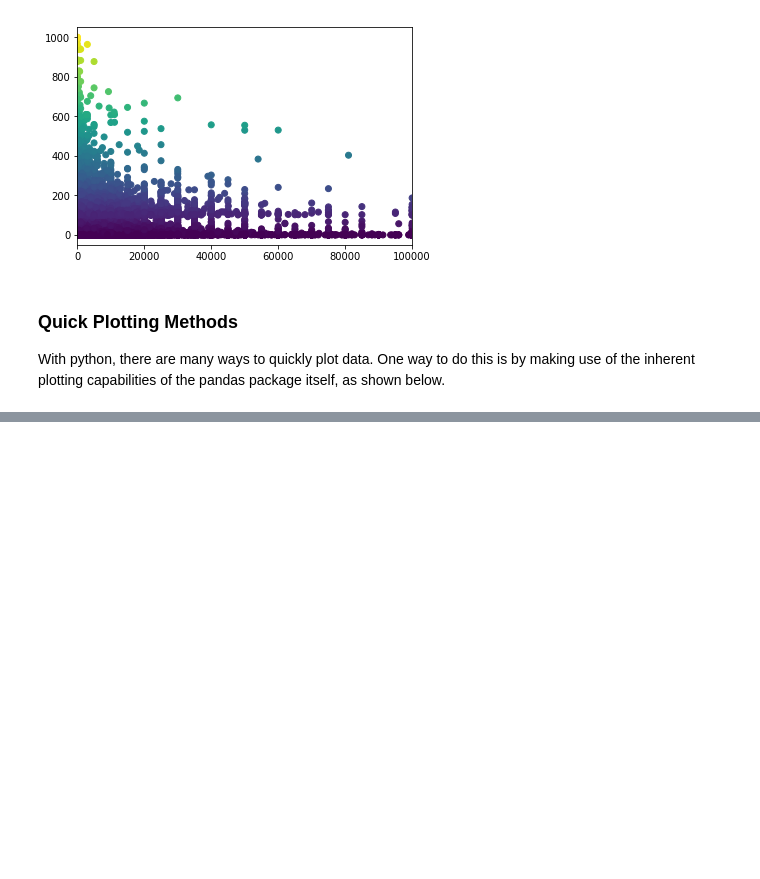
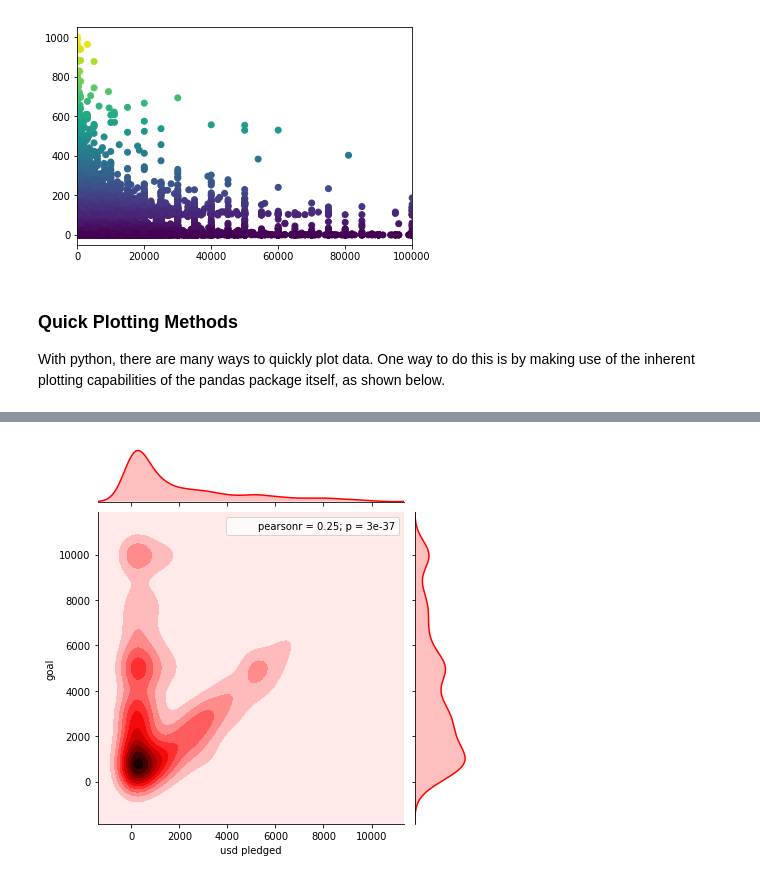
Before and after one commit to pmaji/data-science-toolkit, a Jupyter notebook: playground/python_basic_data_science.ipynb, the cells around one changed output, grey strips where cells are left out. Drawn from its saved outputs; the diff is of its cells as text; code cells hidden in the pictures; blank space fills up the shorter version.

```diff
--- a/playground/python_basic_data_science.ipynb
+++ b/playground/python_basic_data_science.ipynb
@@ -312,0 +393,20 @@ plt.show()
+# %%
+# turn off warnings
+warnings.filterwarnings('ignore')
+
+# build the joint plot
+sns.jointplot(
+    data = seaborn_example_df,
+    x = 'usd pledged',
+    y = 'goal',
+    kind='kde',
+    color='red'
+)
+
+# show the joint plot
+plt.show()
+
+# turn back on warnings
+warnings.filterwarnings('always')
+# %% [output]
+[figure, added]
```
Also changed, not shown: parts of 11 cells of this notebook.
